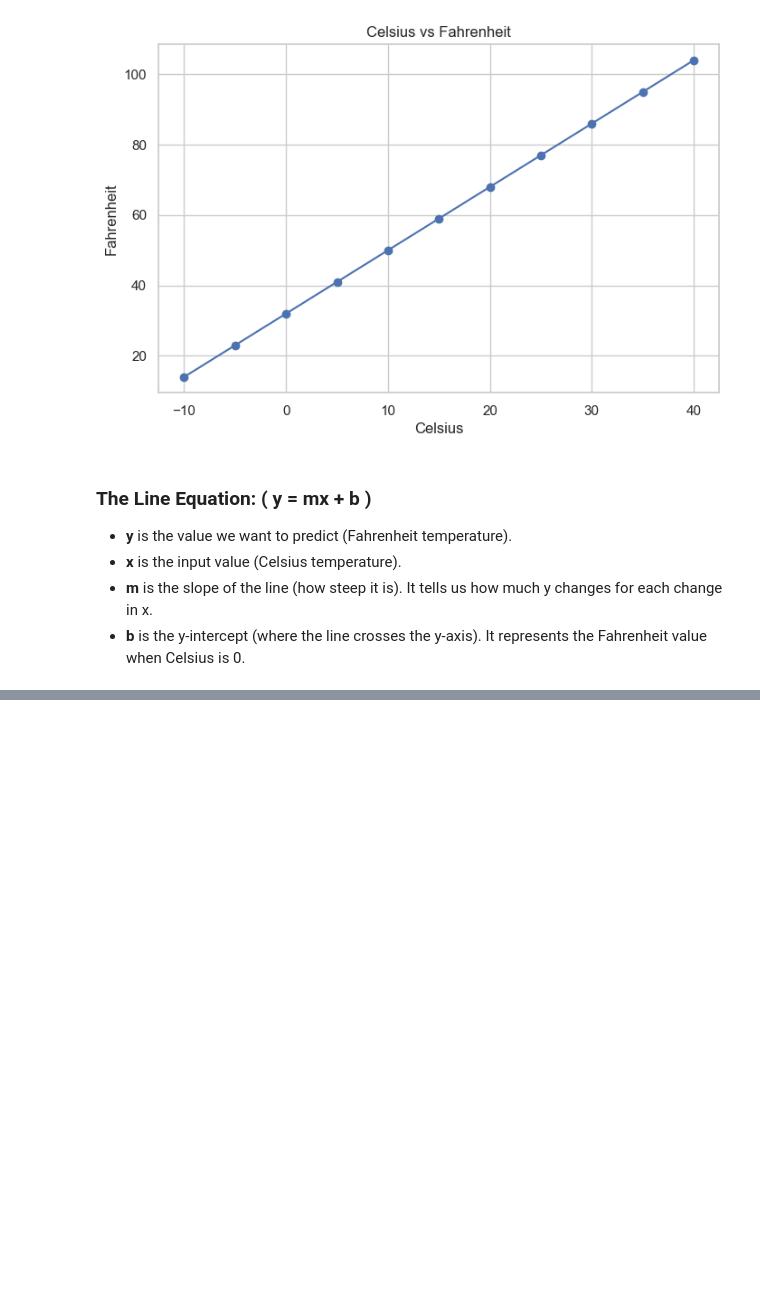
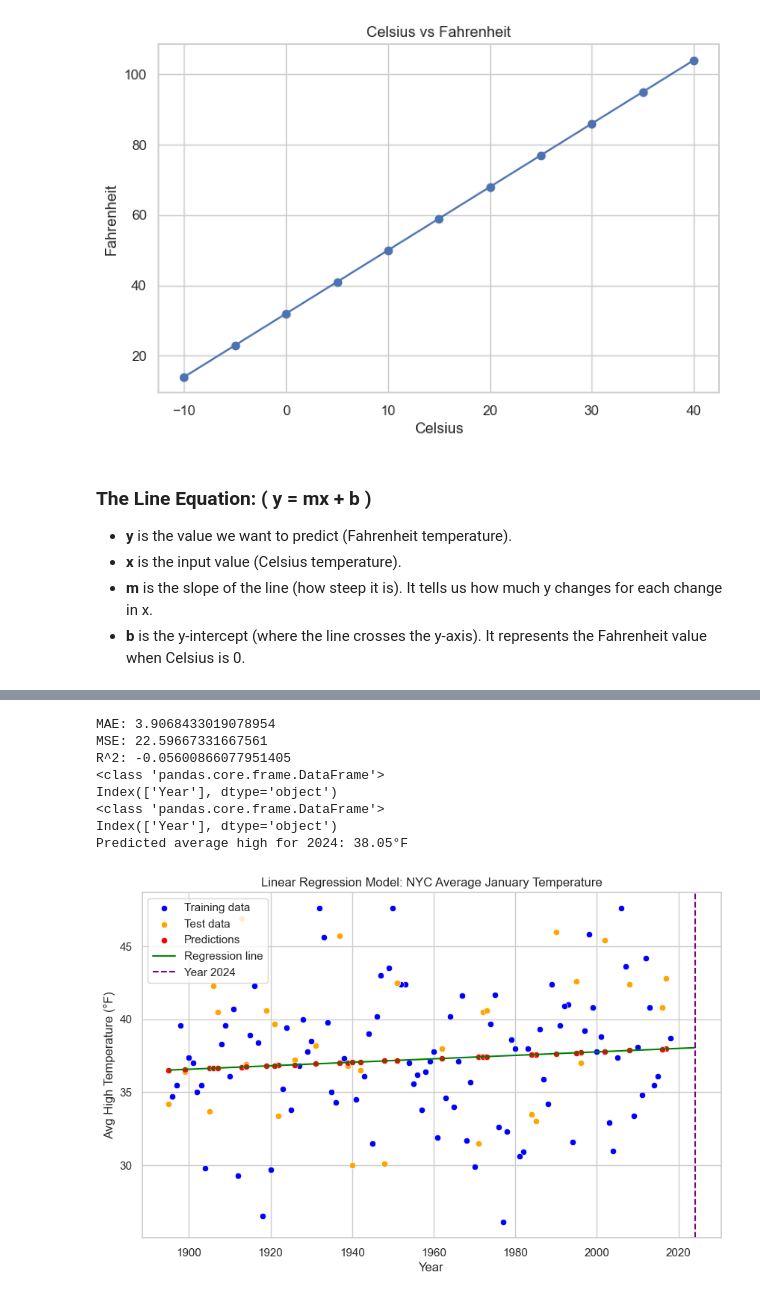
Before and after one commit to teflxndxn/datafun-07-applied, a Jupyter notebook: blessing_ml.ipynb, the cells around one changed output, grey strips where cells are left out. Cells and saved outputs as stored; diff of their text form; code cells hidden in the pictures; blank space fills up the shorter version.

```diff
--- a/blessing_ml.ipynb
+++ b/blessing_ml.ipynb
@@ -50,0 +155,77 @@ plt.show()
+# %%
+
+# Import necessary libraries
+from sklearn.linear_model import LinearRegression
+from sklearn.model_selection import train_test_split
+from sklearn.metrics import mean_absolute_error, mean_squared_error, r2_score
+import numpy as np
+import matplotlib.pyplot as plt
+import seaborn as sns
+import pandas as pd
+
+# Prepare features and target as DataFrames/Series
+X = nyc_df[['Year']]  # double brackets keep it a DataFrame, with column name "Year"
+y = nyc_df['AvgHighJan']
+
+# Split data
+X_train, X_test, y_train, y_test = train_test_split(X, y, random_state=42)
+
+# Train model on DataFrame input
+model = LinearRegression()
+model.fit(X_train, y_train)
+
+# Evaluate
+y_pred = model.predict(X_test)
+print("MAE:", mean_absolute_error(y_test, y_pred))
+print("MSE:", mean_squared_error(y_test, y_pred))
+print("R^2:", r2_score(y_test, y_pred))
+
+# Debug prints to check input types before prediction
+print(type(X_train))        # should be <class 'pandas.core.frame.DataFrame'>
+print(X_train.columns)      # should be Index(['Year'], dtype='object')
+
+# Predict future year (as a DataFrame with same columns)
+future_year = pd.DataFrame({'Year': [2024]})  # DataFrame with column "Year"
+
+# More debug prints
+print(type(future_year))    # should be <class 'pandas.core.frame.DataFrame'>
+print(future_year.columns)  # should be Index(['Year'], dtype='object')
+
+future_temp = model.predict(future_year)[0]
+print(f"Predicted average high for 2024: {future_temp:.2f}°F")
+
+# Plot training data, test data, predictions, and regression line
+plt.figure(figsize=(10,6))
+
+# Plot training data points
+sns.scatterplot(x=X_train['Year'], y=y_train, color='blue', label='Training data')
+
+# Plot test data points
+sns.scatterplot(x=X_test['Year'], y=y_test, color='orange', label='Test data')
+
+# Plot predictions on test data
+sns.scatterplot(x=X_test['Year'], y=y_pred, color='red', label='Predictions')
+
+# Plot regression line across all years including future
+years_all = pd.DataFrame(np.linspace(nyc_df['Year'].min(), 2024, 500), columns=['Year'])
+temps_all = model.predict(years_all)
+plt.plot(years_all['Year'], temps_all, color='green', label='Regression line')
+
+# Highlight the prediction year 2024
+plt.axvline(2024, color='purple', linestyle='--', label='Year 2024')
+
+plt.title('Linear Regression Model: NYC Average January Temperature')
+plt.xlabel('Year')
+plt.ylabel('Avg High Temperature (°F)')
+plt.legend()
+plt.show()
+# %% [output]
+MAE: 3.9068433019078954
+MSE: 22.59667331667561
+R^2: -0.05600866077951405
+<class 'pandas.core.frame.DataFrame'>
+Index(['Year'], dtype='object')
+<class 'pandas.core.frame.DataFrame'>
+Index(['Year'], dtype='object')
+Predicted average high for 2024: 38.05°F
+[figure, added]
```
Also changed, not shown: parts of 12 cells of this notebook, 1 other file.
